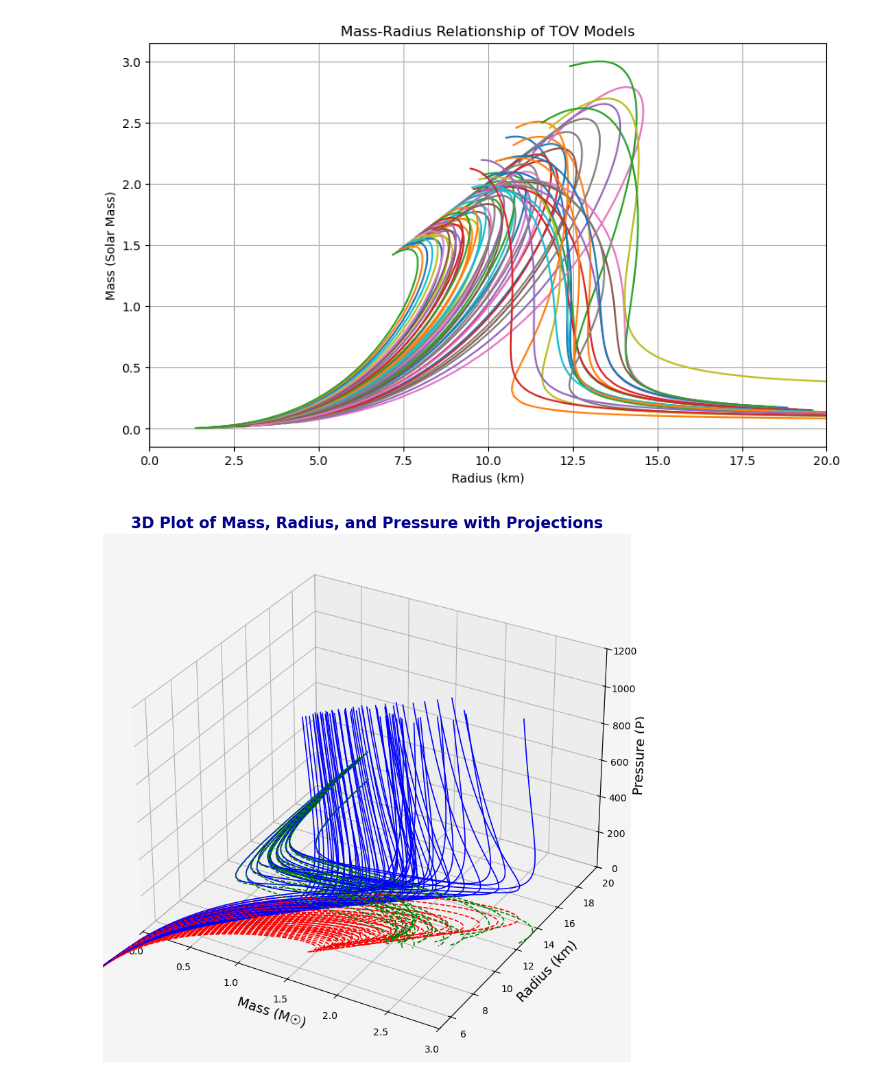
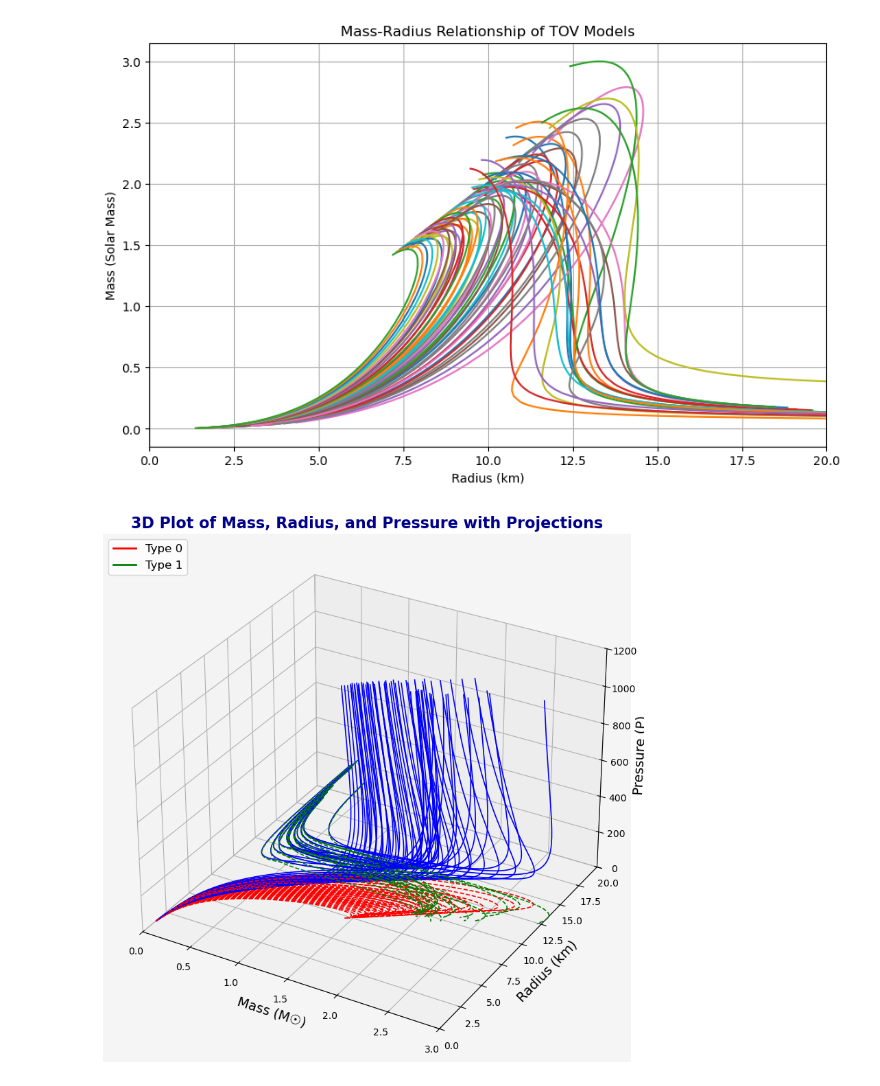
Before and after one commit to giorgoskoufetidis/TOV_EQUATIONS, a Jupyter notebook: Machine Learning/m_r_plot.ipynb, the cells around one changed output. Cells and saved outputs as stored; diff of their text form; code cells hidden in the pictures.

Commit message:
Added a 3d plot.

```diff
--- a/Machine Learning/m_r_plot.ipynb
+++ b/Machine Learning/m_r_plot.ipynb
@@ -95,7 +95,7 @@ def plot_3d(masses_all, radii_all, pressure_all, type_all):
 
     # Set limits for the axes (Customize these based on your data range)
     ax.set_xlim([0, 3])  # Set X limits for Mass
-    ax.set_ylim([5, 20])  # Set Y limits for Radius
+    ax.set_ylim([0, 20])  # Set Y limits for Radius
     ax.set_zlim([0, max(max(pressure_all))])  # Set Z limits for Pressure (assuming pressure > 0)
 
     # Set grid for 3D plot with more subtle grid lines
@@ -104,33 +104,35 @@ def plot_3d(masses_all, radii_all, pressure_all, type_all):
     # Add a legend with better positioning
 
 
     # Set title with proper styling
     ax.set_title('3D Plot of Mass, Radius, and Pressure with Projections', fontsize=16, fontweight='bold', color='darkblue')
 
     # Make the background color lighter for contrast
     ax.set_facecolor('whitesmoke')  # Set background color for the 3D plot
-
+    red_line = plt.Line2D([0], [0], color='r', linewidth=2)
+    green_line = plt.Line2D([0], [0], color='g', linewidth=2)
+    ax.legend([red_line, green_line], ['Type 0', 'Type 1'], loc='upper left', fontsize=12)
     # Show the plot
     plt.show()
 
 
 # Lists to store all datasets
 masses_all = []
 radii_all = []
 pressure_all = []
 type_all = []
 
 # Loop through all files in the current directory
 for filename in os.listdir('.'):
     if filename.startswith("TOV_results_") and filename.endswith(".csv"):
         masses, radii, pressure, types = read_csv_data(filename)
         if masses and radii and pressure and types:
             masses_all.append(masses)
             radii_all.append(radii)
             pressure_all.append(pressure)
             type_all.append(types)
 
-# After collecting all datasets, plot them in one figure
+# After collecting all datasets, plot them in one figurea
 plot_3d(masses_all, radii_all, pressure_all, type_all)
 # %% [output]
-[figure, old version]
+[figure, new version]
```
